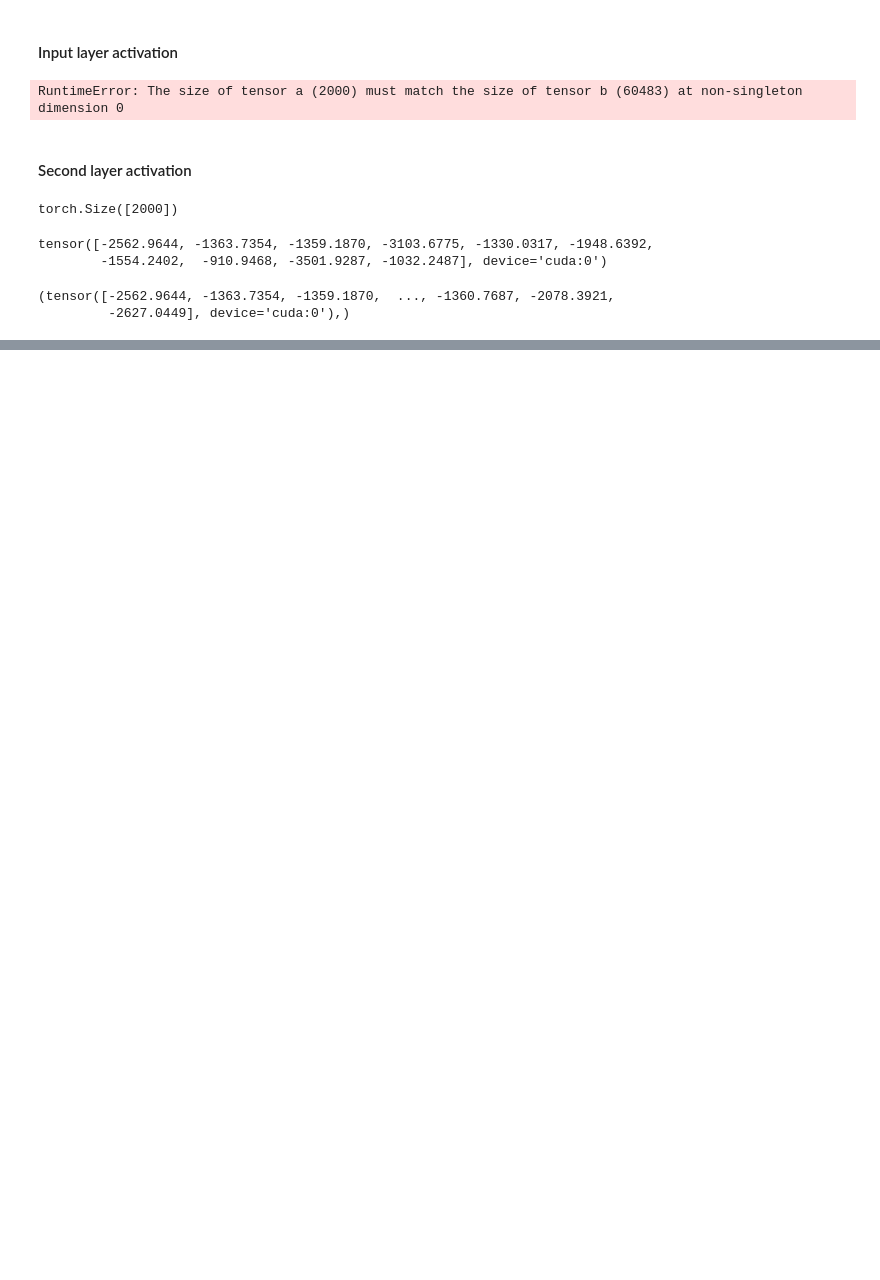
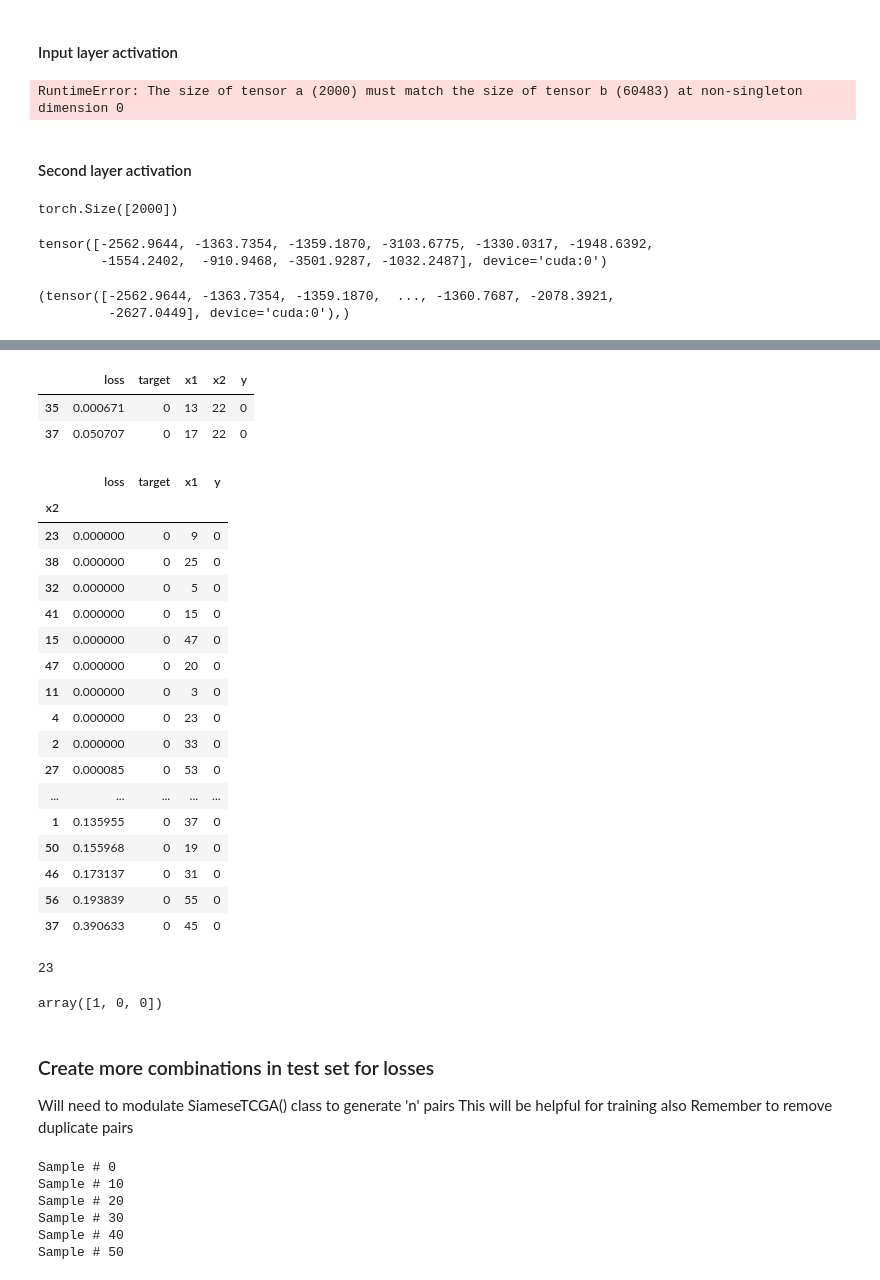
Before and after one commit to wconnell/metrx, a Jupyter notebook: 2020.01.14_captum-ActivationMax_rna-seq_pan_BRCA_tumor-v-normal.ipynb, the cells around one changed output, grey strips where cells are left out. Cells and saved outputs as stored; diff of their text form; code cells hidden in the pictures; blank space fills up the shorter version.

```diff
--- a/2020.01.14_captum-ActivationMax_rna-seq_pan_BRCA_tumor-v-normal.ipynb
+++ b/2020.01.14_captum-ActivationMax_rna-seq_pan_BRCA_tumor-v-normal.ipynb
@@ -300,0 +378,41 @@ tensor(-2562.9644, device='cuda:0')
+# %%
+losses[(losses['target']==0) & (losses['x2']==22)]
+# %% [output]
+|  | loss | target | x1 | x2 | y |
+| 35 | 0.000671 | 0 | 13 | 22 | 0 |
+| 37 | 0.050707 | 0 | 17 | 22 | 0 |
+# %%
+losses[losses['target']==0].groupby('x2').mean().sort_values(by='loss')
+# %% [output]
+|  | loss | target | x1 | y |
+| x2 |  |  |  |  |
+| 23 | 0.000000 | 0 | 9 | 0 |
+| 38 | 0.000000 | 0 | 25 | 0 |
+| 32 | 0.000000 | 0 | 5 | 0 |
+| 41 | 0.000000 | 0 | 15 | 0 |
+| 15 | 0.000000 | 0 | 47 | 0 |
+| 47 | 0.000000 | 0 | 20 | 0 |
+| 11 | 0.000000 | 0 | 3 | 0 |
+| 4 | 0.000000 | 0 | 23 | 0 |
+| 2 | 0.000000 | 0 | 33 | 0 |
+| 27 | 0.000085 | 0 | 53 | 0 |
+| ... | ... | ... | ... | ... |
+| 1 | 0.135955 | 0 | 37 | 0 |
+| 50 | 0.155968 | 0 | 19 | 0 |
+| 46 | 0.173137 | 0 | 31 | 0 |
+| 56 | 0.193839 | 0 | 55 | 0 |
+| 37 | 0.390633 | 0 | 45 | 0 |
+# %%
+np.argmax(np.array(losses['loss'].values))
+# %% [output]
+23
+# %%
+foo = np.array([[0.2, 0.8], [0.7, 0.3], [0.9, 0.1]])
+np.argmax(foo, axis=1)
+# %% [output]
+array([1, 0, 0])
+# %% [markdown]
+### Create more combinations in test set for losses
+Will need to modulate SiameseTCGA() class to generate 'n' pairs
+This will be helpful for training also
+Remember to remove duplicate pairs
@@ -300,0 +421,9 @@ tensor(-2562.9644, device='cuda:0')
+# %%
+shuff_losses = single_loss(tmp_model, shuff_single_loader, loss_fn)
+# %% [output]
+Sample # 0
+Sample # 10
+Sample # 20
+Sample # 30
+Sample # 40
+Sample # 50
```
Also changed, not shown: parts of 17 cells of this notebook, 7 other files.
